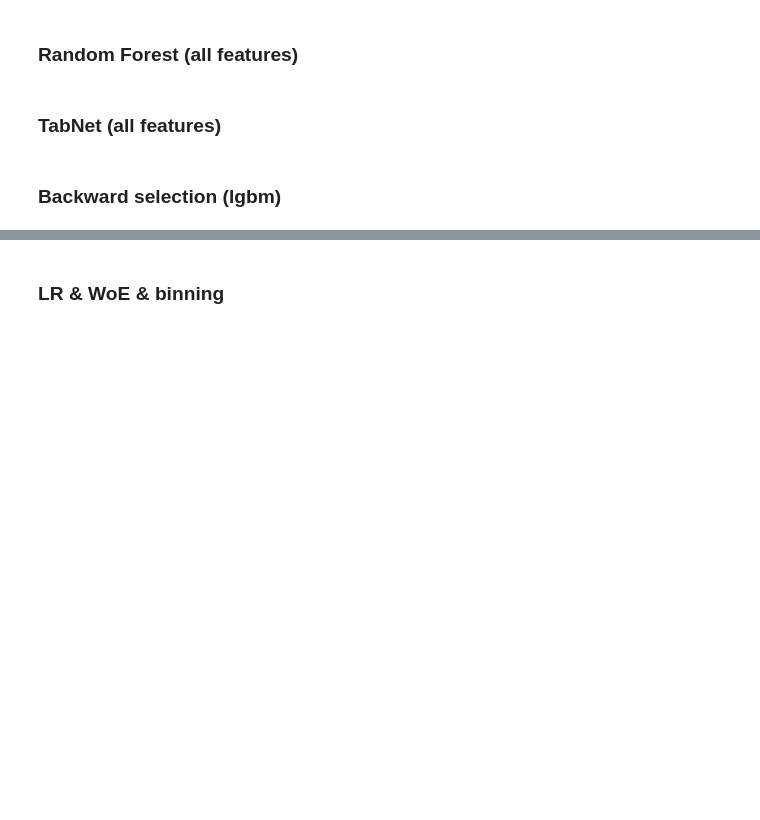
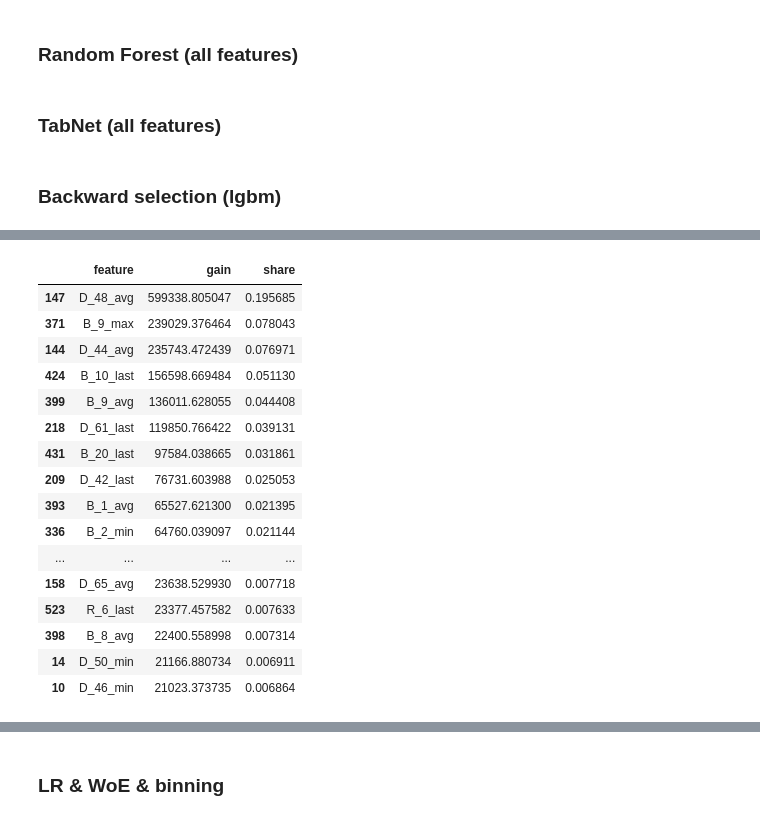
Before and after one commit to korab1ev/amex-default-prediction, a Jupyter notebook: 01. experiments.ipynb, the cells around one changed output, grey strips where cells are left out. Drawn from its saved outputs; the diff is of its cells as text; code cells hidden in the pictures; blank space fills up the shorter version.

```diff
--- a/01. experiments.ipynb
+++ b/01. experiments.ipynb
@@ -180,0 +335,10 @@ if INFERENCE:
+# %%
+log_df, list_imp_dfs, remaining, final_model, test_preds = run_backward_selection(
+    df_train=df_train,
+    df_test=df_test,
+    target_col='target',
+    num_feats=num_features,
+    cat_feats=cat_features,
+    group_col='customer_ID',
+    min_feats=500
+)
@@ -180,0 +379,20 @@ if INFERENCE:
+# %%
+list_imp_dfs[1]["importance"].head(25)
+# %% [output]
+|  | feature | gain | share |
+| 147 | D_48_avg | 599338.805047 | 0.195685 |
+| 371 | B_9_max | 239029.376464 | 0.078043 |
+| 144 | D_44_avg | 235743.472439 | 0.076971 |
+| 424 | B_10_last | 156598.669484 | 0.051130 |
+| 399 | B_9_avg | 136011.628055 | 0.044408 |
+| 218 | D_61_last | 119850.766422 | 0.039131 |
+| 431 | B_20_last | 97584.038665 | 0.031861 |
+| 209 | D_42_last | 76731.603988 | 0.025053 |
+| 393 | B_1_avg | 65527.621300 | 0.021395 |
+| 336 | B_2_min | 64760.039097 | 0.021144 |
+| ... | ... | ... | ... |
+| 158 | D_65_avg | 23638.529930 | 0.007718 |
+| 523 | R_6_last | 23377.457582 | 0.007633 |
+| 398 | B_8_avg | 22400.558998 | 0.007314 |
+| 14 | D_50_min | 21166.880734 | 0.006911 |
+| 10 | D_46_min | 21023.373735 | 0.006864 |
```
Also changed, not shown: parts of 13 cells of this notebook.
